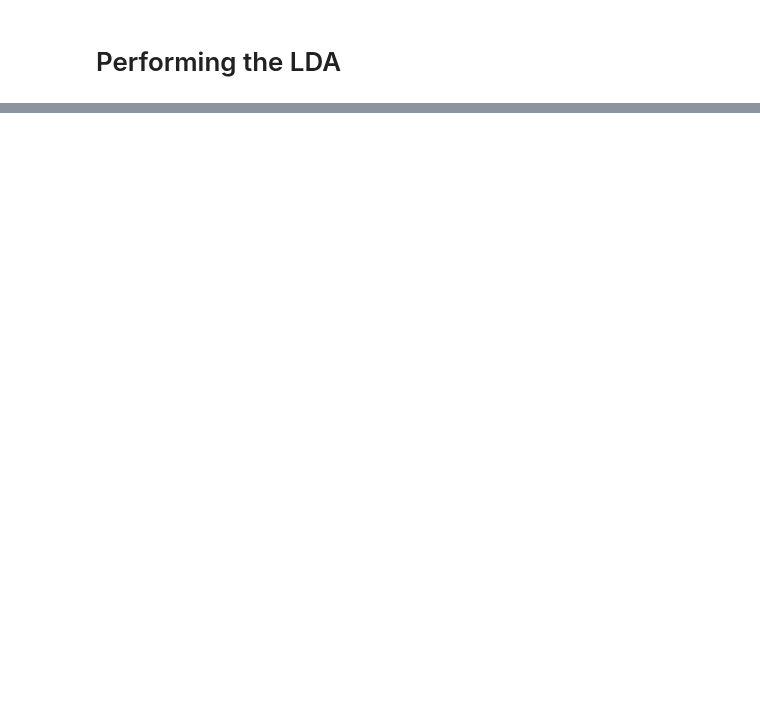
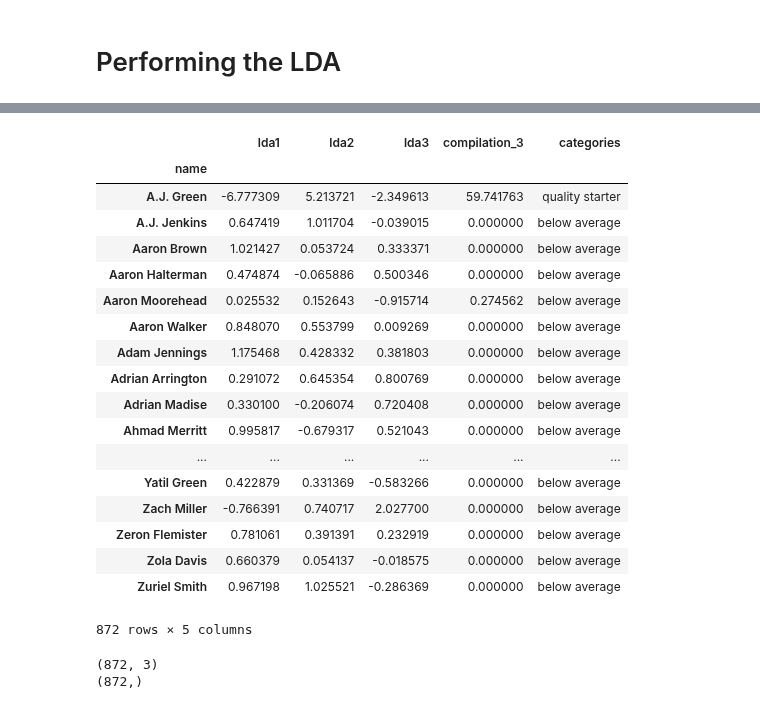
Before and after one commit to oneilltp18/GABBERT, a Jupyter notebook: wide_receivers/functions_complete.ipynb, the cells around one changed output, grey strips where cells are left out. Drawn from its saved outputs; the diff is of its cells as text; code cells hidden in the pictures; blank space fills up the shorter version.

```diff
--- a/wide_receivers/functions_complete.ipynb
+++ b/wide_receivers/functions_complete.ipynb
@@ -246,3 +242,6 @@ lda_df = train_df[features_no_year_1]
 bins = [-1, 10, 30, 65, 200]
 labels = ['below average', 'league_average', 'quality starter', 'all_pro']
 train_df['categories'] =  pd.cut(train_df['compilation_3'], bins, labels=labels)
+
+comp_df_cols = ['compilation_3', 'categories']
+comp_df = pd.DataFrame(train_df[comp_df_cols], columns = comp_df_cols, index = train_df.index)
@@ -271,0 +305,33 @@ lda_df.head()
+# %%
+## need to join the compilation score and the bin score for the player to the lda dataframe
+
+lda_comp_df = lda_df.join(comp_df)
+lda_comp_df
+# %% [output]
+|  | lda1 | lda2 | lda3 | compilation_3 | categories |
+| name |  |  |  |  |  |
+| A.J. Green | -6.777309 | 5.213721 | -2.349613 | 59.741763 | quality starter |
+| A.J. Jenkins | 0.647419 | 1.011704 | -0.039015 | 0.000000 | below average |
+| Aaron Brown | 1.021427 | 0.053724 | 0.333371 | 0.000000 | below average |
+| Aaron Halterman | 0.474874 | -0.065886 | 0.500346 | 0.000000 | below average |
+| Aaron Moorehead | 0.025532 | 0.152643 | -0.915714 | 0.274562 | below average |
+| Aaron Walker | 0.848070 | 0.553799 | 0.009269 | 0.000000 | below average |
+| Adam Jennings | 1.175468 | 0.428332 | 0.381803 | 0.000000 | below average |
+| Adrian Arrington | 0.291072 | 0.645354 | 0.800769 | 0.000000 | below average |
+| Adrian Madise | 0.330100 | -0.206074 | 0.720408 | 0.000000 | below average |
+| Ahmad Merritt | 0.995817 | -0.679317 | 0.521043 | 0.000000 | below average |
+| ... | ... | ... | ... | ... | ... |
+| Yatil Green | 0.422879 | 0.331369 | -0.583266 | 0.000000 | below average |
+| Zach Miller | -0.766391 | 0.740717 | 2.027700 | 0.000000 | below average |
+| Zeron Flemister | 0.781061 | 0.391391 | 0.232919 | 0.000000 | below average |
+| Zola Davis | 0.660379 | 0.054137 | -0.018575 | 0.000000 | below average |
+| Zuriel Smith | 0.967198 | 1.025521 | -0.286369 | 0.000000 | below average |
+872 rows × 5 columns
+# %%
+X = lda_comp_df.drop(['compilation_3', 'categories'], axis = 1)
+y = lda_comp_df['categories']
+print X.shape
+print y.shape
+# %% [output]
+(872, 3)
+(872,)
```
Also changed, not shown: parts of 40 cells of this notebook, 2 other files.
